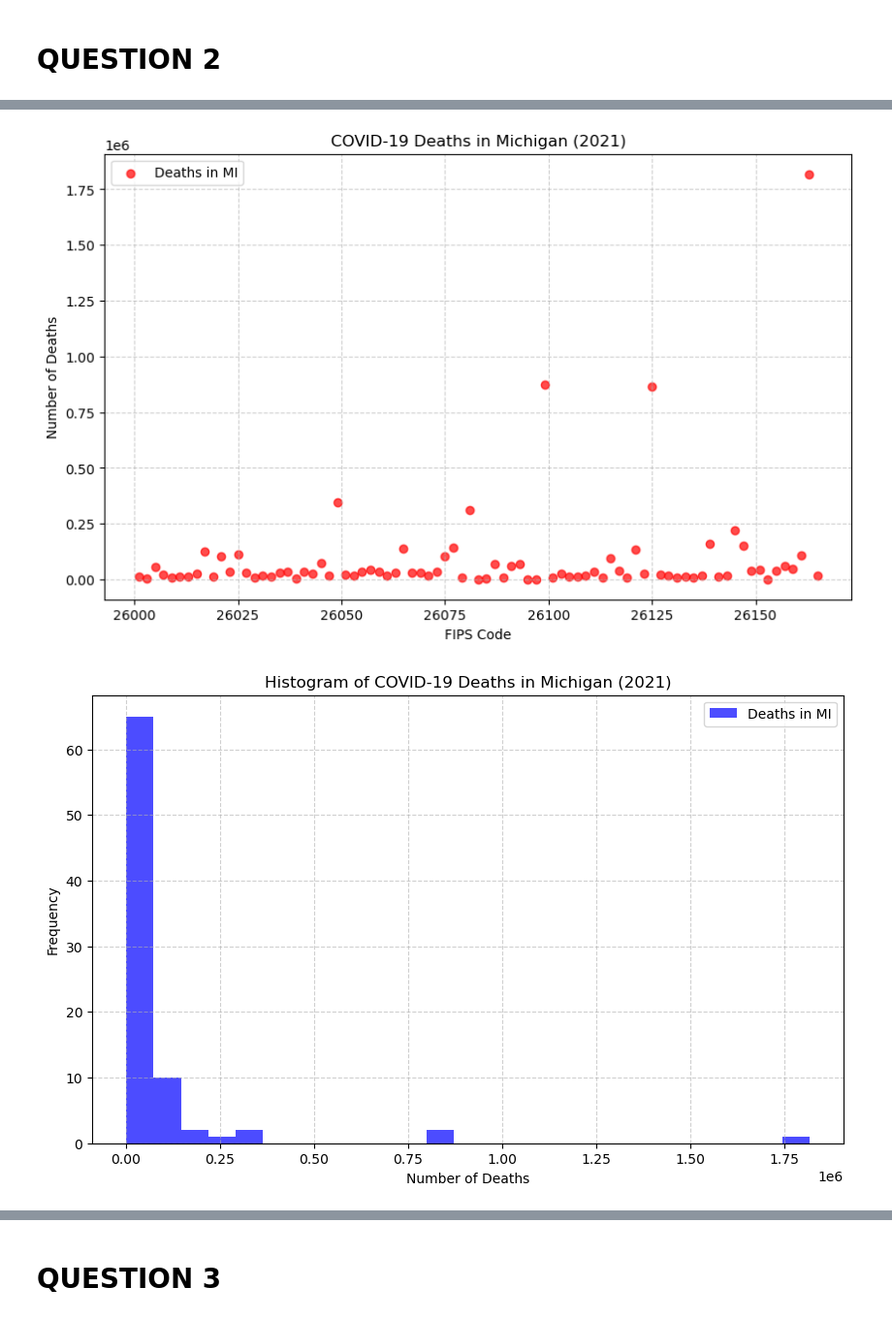
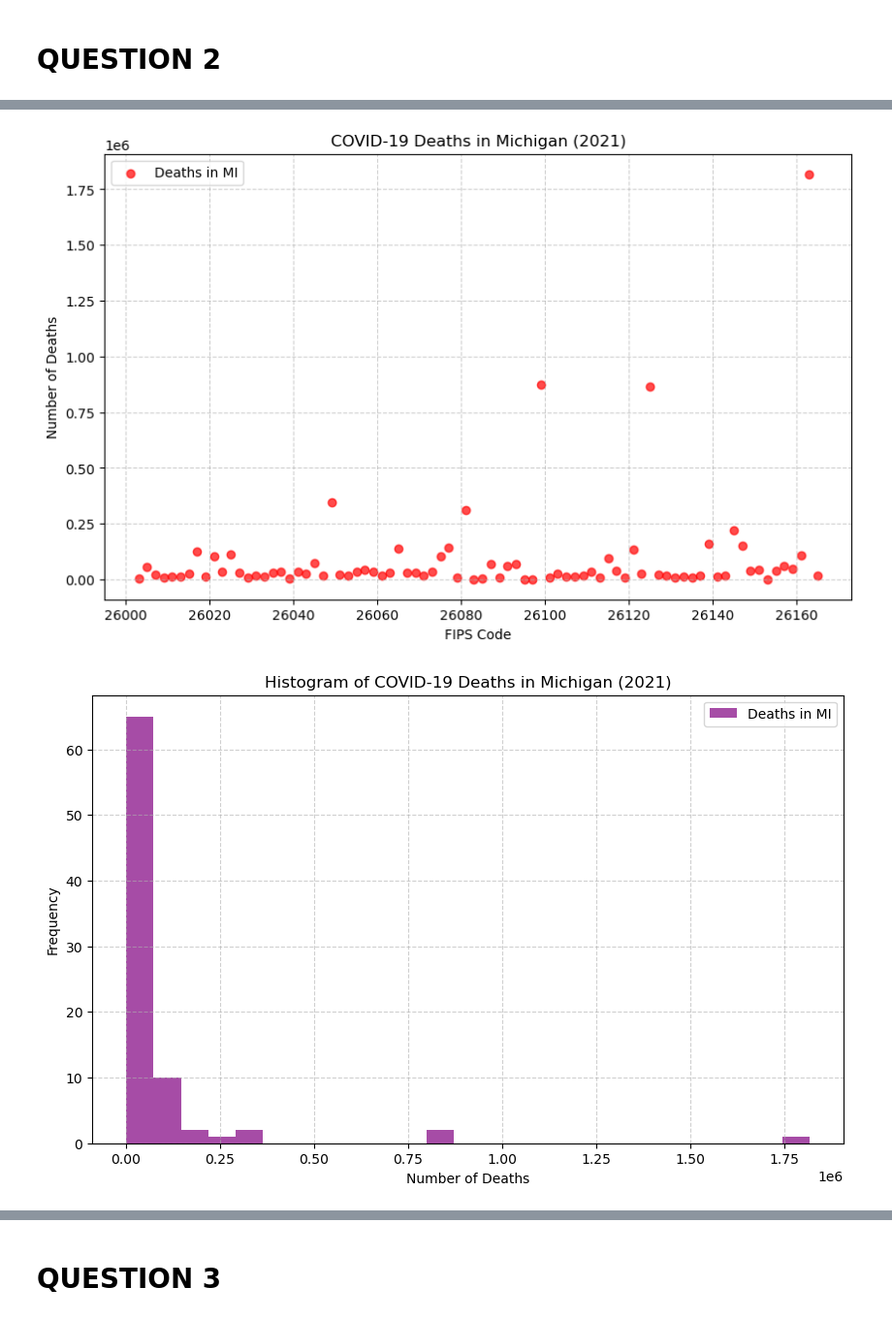
Before and after one commit to baa151/Project_1, a Jupyter notebook: Histograms.ipynb, the cells around one changed output, grey strips where cells are left out. Shown at 97% size. Drawn from its saved outputs; the diff is of its cells as text; code cells hidden in the pictures.

```diff
--- a/Histograms.ipynb
+++ b/Histograms.ipynb
@@ -225,7 +225,7 @@ dataMI = np.genfromtxt(cvsfileMI, delimiter=',')
 
 # Extract data columns
 fips_MI = dataMI[:, 0]
-death_MI = dataMI[:, 4]
+death_MI = dataMI[:, 1]
 
 # Create a scatter plot
 plt.figure(figsize=(10, 6))
@@ -236,36 +236,36 @@ plt.title('COVID-19 Deaths in Michigan (2021)')
 plt.xlabel('FIPS Code')
 plt.ylabel('Number of Deaths')
 plt.grid(True, linestyle='--', alpha=0.6)
 plt.legend()
 
 # Show the scatter plot
 plt.show()
 
 # Plot histogram
 plt.figure(figsize=(10, 6))
-plt.hist(death_MI, bins=25, color='blue', alpha=0.7, label='Deaths in MI')
+plt.hist(death_MI, bins=25, color='purple', alpha=0.7, label='Deaths in MI')
 plt.title('Histogram of COVID-19 Deaths in Michigan (2021)')
 plt.xlabel('Number of Deaths')
 plt.ylabel('Frequency')
 plt.grid(True, linestyle='--', alpha=0.6)
 plt.legend()
 
 # Show the histogram
 plt.show()
 
 # Plot density plot (KDE)
 plt.figure(figsize=(10, 6))
 sns.histplot(death_MI, kde=True, color='green', fill=True)
 plt.title('Density Plot of COVID-19 Deaths in Michigan (2021)')
 plt.xlabel('Number of Deaths')
 plt.ylabel('Density')
 plt.grid(True, linestyle='--', alpha=0.6)
 
 # Show the density plot
 plt.show()
 # %% [output]
-[figure, old version]
+[figure, new version]
-[figure, old version]
+[figure, new version]
 [figure]
 # %% [markdown]
 # QUESTION 3
```
Also changed, not shown: parts of 4 cells of this notebook.
